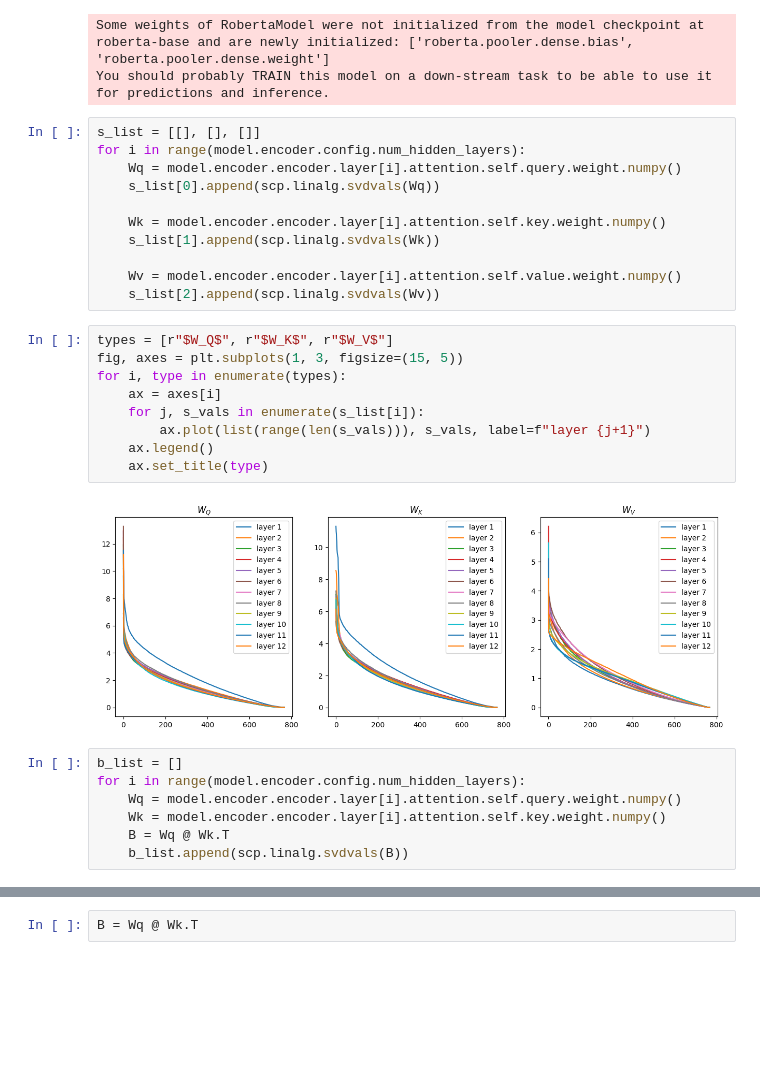
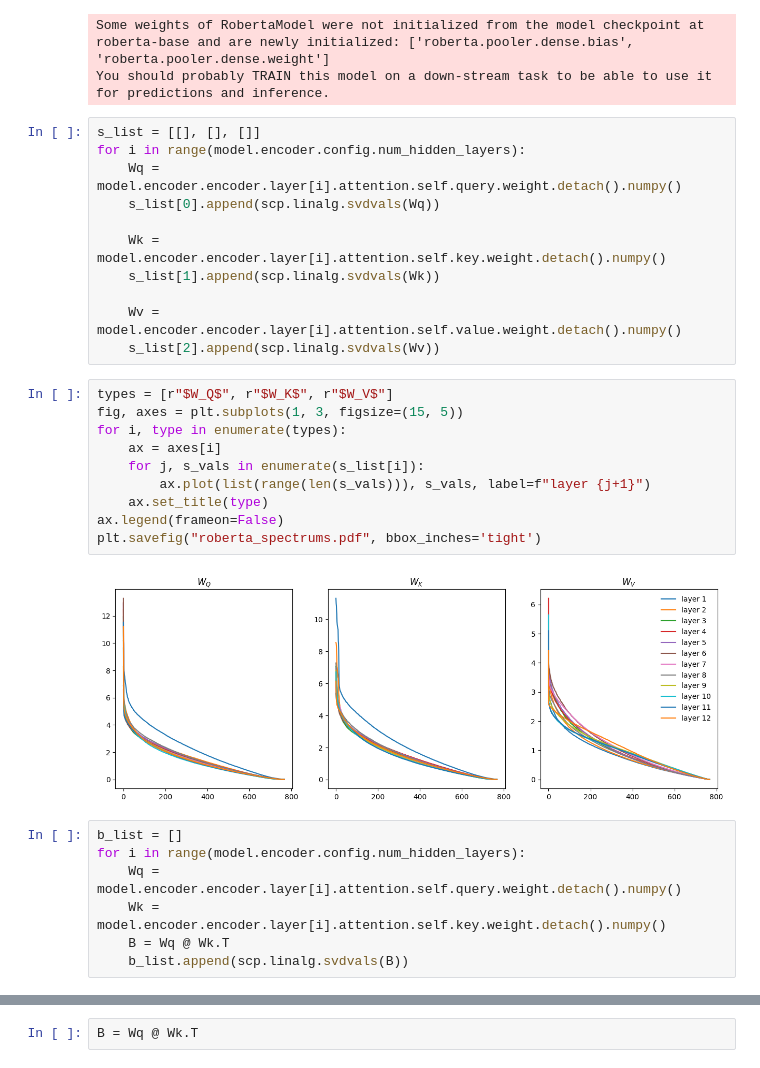
Before and after one commit to Laknath1996/cs-project, a Jupyter notebook: notebooks/1-dev.ipynb, the cells around one changed output, grey strips where cells are left out. Cells and saved outputs as stored; diff of their text form; blank space fills up the shorter version.

```diff
--- a/notebooks/1-dev.ipynb
+++ b/notebooks/1-dev.ipynb
@@ -14,30 +14,31 @@ You should probably TRAIN this model on a down-stream task to be able to use it
 # %%
 s_list = [[], [], []]
 for i in range(model.encoder.config.num_hidden_layers):
-    Wq = model.encoder.encoder.layer[i].attention.self.query.weight.numpy()
+    Wq = model.encoder.encoder.layer[i].attention.self.query.weight.detach().numpy()
     s_list[0].append(scp.linalg.svdvals(Wq))
 
-    Wk = model.encoder.encoder.layer[i].attention.self.key.weight.numpy()
+    Wk = model.encoder.encoder.layer[i].attention.self.key.weight.detach().numpy()
     s_list[1].append(scp.linalg.svdvals(Wk))
 
-    Wv = model.encoder.encoder.layer[i].attention.self.value.weight.numpy()
+    Wv = model.encoder.encoder.layer[i].attention.self.value.weight.detach().numpy()
     s_list[2].append(scp.linalg.svdvals(Wv))
 # %%
 types = [r"$W_Q$", r"$W_K$", r"$W_V$"]
 fig, axes = plt.subplots(1, 3, figsize=(15, 5))
 for i, type in enumerate(types):
     ax = axes[i]
     for j, s_vals in enumerate(s_list[i]):
         ax.plot(list(range(len(s_vals))), s_vals, label=f"layer {j+1}")
-    ax.legend()
     ax.set_title(type)
+ax.legend(frameon=False)
+plt.savefig("roberta_spectrums.pdf", bbox_inches='tight')
 # %% [output]
-[figure, old version]
+[figure, new version]
 # %%
 b_list = []
 for i in range(model.encoder.config.num_hidden_layers):
-    Wq = model.encoder.encoder.layer[i].attention.self.query.weight.numpy()
-    Wk = model.encoder.encoder.layer[i].attention.self.key.weight.numpy()
+    Wq = model.encoder.encoder.layer[i].attention.self.query.weight.detach().numpy()
+    Wk = model.encoder.encoder.layer[i].attention.self.key.weight.detach().numpy()
     B = Wq @ Wk.T
     b_list.append(scp.linalg.svdvals(B))
 # %%
```
Also changed, not shown: parts of 1 cell of this notebook, 2 other files.
